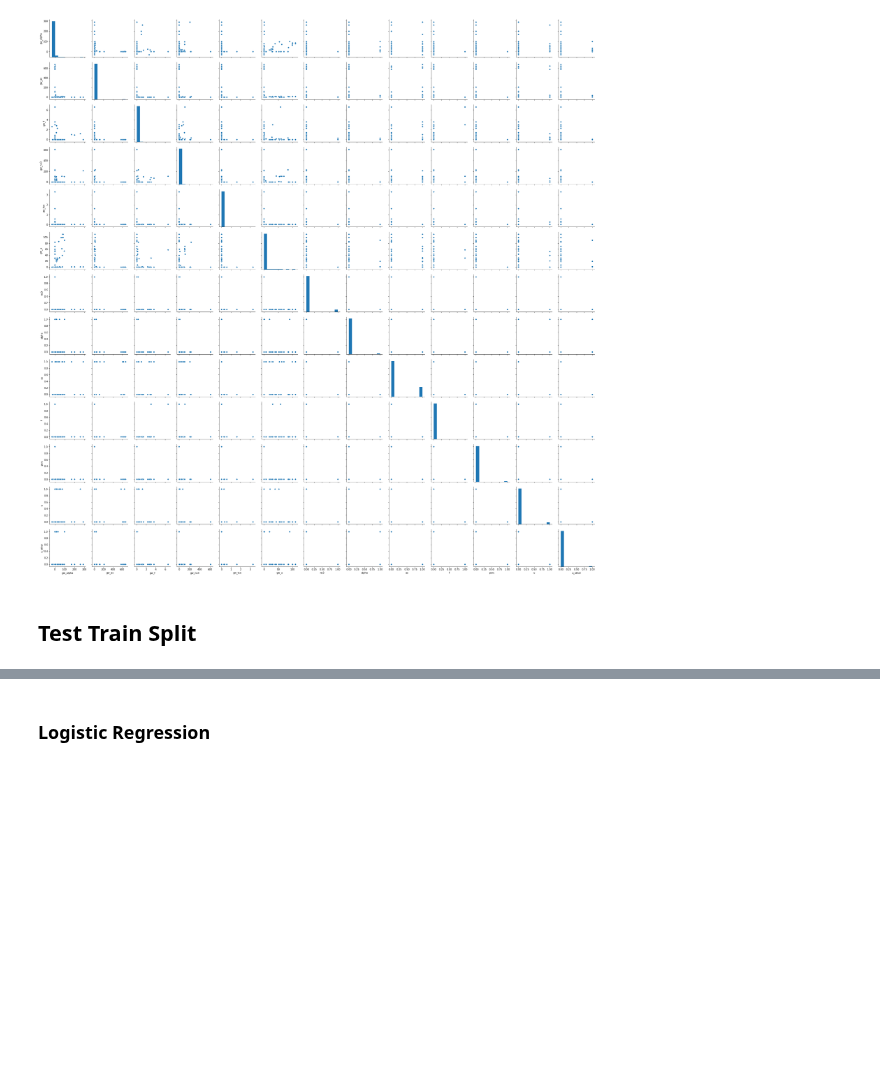
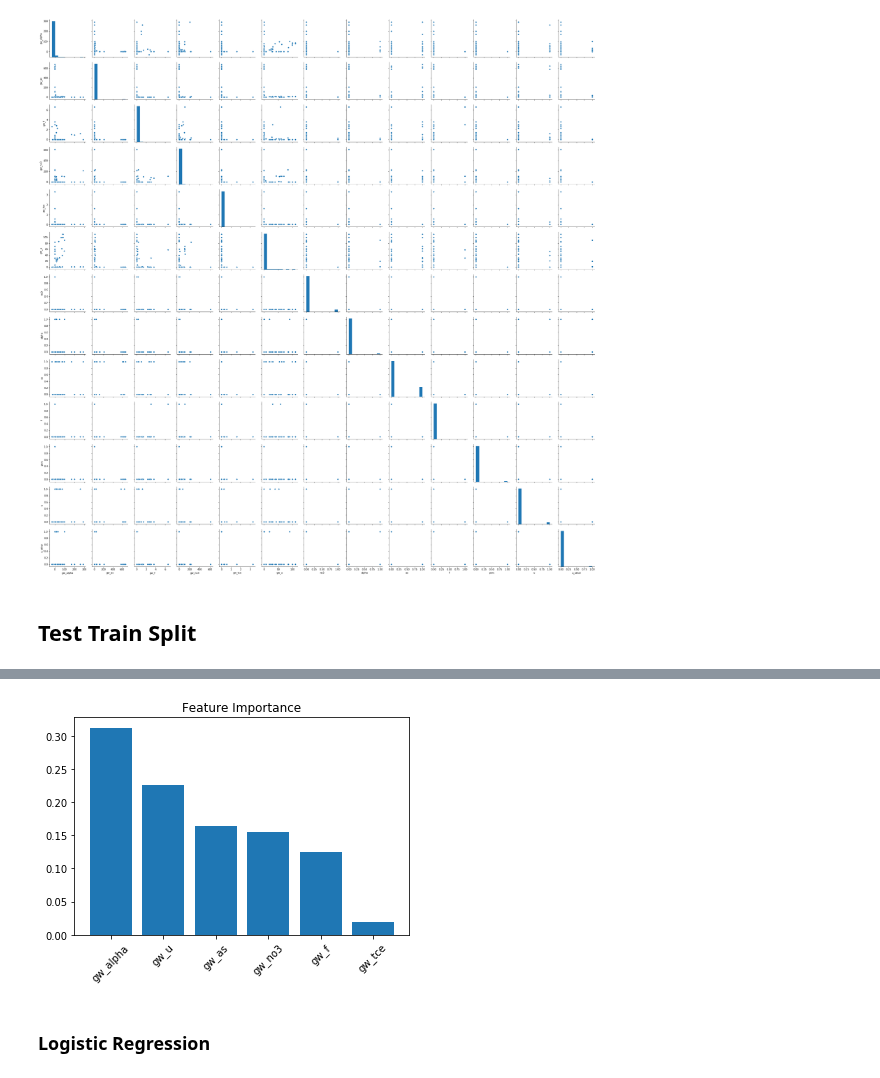
Before and after one commit to waterdatacollaborative/NicoleLook_Drinking-Water-Contaminant-Classification, a Jupyter notebook: Capstone_Modeling.ipynb, the cells around one changed output, grey strips where cells are left out. Drawn from its saved outputs; the diff is of its cells as text; code cells hidden in the pictures; blank space fills up the shorter version.

```diff
--- a/Capstone_Modeling.ipynb
+++ b/Capstone_Modeling.ipynb
@@ -140,0 +215,4 @@ Decision Trees, Random Forests, One vs Rest wrapper around logistic regression
+# %%
+rf = RandomForestClassifier(random_state=42)
+
+rf_model = rf.fit(X_train, y_train)
@@ -141,3 +251,17 @@ Decision Trees, Random Forests, One vs Rest wrapper around logistic regression
+# %%
+indices = np.argsort(rf.feature_importances_)[::-1]
+names = [X.columns[i] for i in indices]
+
+# Creating a boxplot visualization of Feature Importance
+plt.figure()
+
+plt.bar(range(X.shape[1]), rf.feature_importances_[indices])
+
+plt.xticks(range(X.shape[1]), names, rotation=45)
+
+plt.title('Feature Importance');
+# %% [output]
+[figure, added]
 # %% [markdown]
 ### Logistic Regression
 # %%
```
Also changed, not shown: parts of 20 cells of this notebook.
